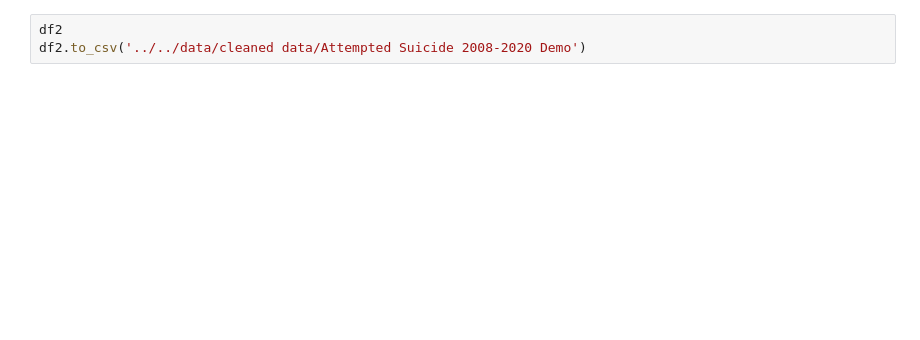
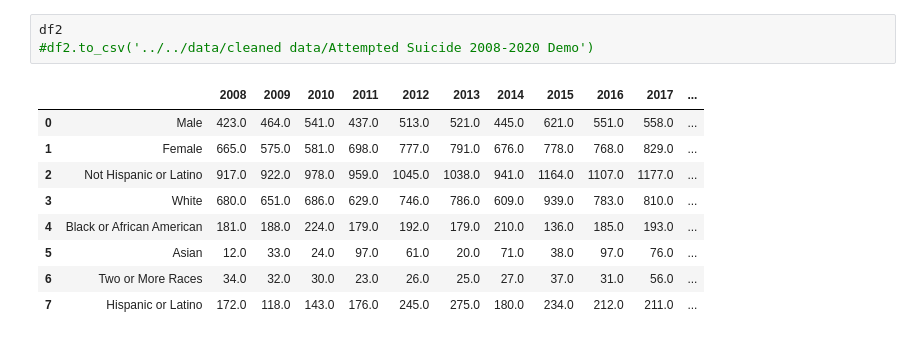
Before and after one commit to anly501/anly-501-project-elliotzli, a Jupyter notebook: codes/Data Cleaning/Attempted Suicide 2008-2020.ipynb, the cells around one changed output. Drawn from its saved outputs; the diff is of its cells as text; blank space fills up the shorter version.

```diff
--- a/codes/Data Cleaning/Attempted Suicide 2008-2020.ipynb
+++ b/codes/Data Cleaning/Attempted Suicide 2008-2020.ipynb
@@ -56,3 +109,13 @@ df1.to_csv('../../data/cleaned data/Attempted Suicide 2008-2020 Age')
 # %%
 df2
-df2.to_csv('../../data/cleaned data/Attempted Suicide 2008-2020 Demo')
+#df2.to_csv('../../data/cleaned data/Attempted Suicide 2008-2020 Demo')
+# %% [output]
+|  |  | 2008 | 2009 | 2010 | 2011 | 2012 | 2013 | 2014 | 2015 | 2016 | 2017 | ... |
+| 0 | Male | 423.0 | 464.0 | 541.0 | 437.0 | 513.0 | 521.0 | 445.0 | 621.0 | 551.0 | 558.0 | ... |
+| 1 | Female | 665.0 | 575.0 | 581.0 | 698.0 | 777.0 | 791.0 | 676.0 | 778.0 | 768.0 | 829.0 | ... |
+| 2 | Not Hispanic or Latino | 917.0 | 922.0 | 978.0 | 959.0 | 1045.0 | 1038.0 | 941.0 | 1164.0 | 1107.0 | 1177.0 | ... |
+| 3 | White | 680.0 | 651.0 | 686.0 | 629.0 | 746.0 | 786.0 | 609.0 | 939.0 | 783.0 | 810.0 | ... |
+| 4 | Black or African American | 181.0 | 188.0 | 224.0 | 179.0 | 192.0 | 179.0 | 210.0 | 136.0 | 185.0 | 193.0 | ... |
+| 5 | Asian | 12.0 | 33.0 | 24.0 | 97.0 | 61.0 | 20.0 | 71.0 | 38.0 | 97.0 | 76.0 | ... |
+| 6 | Two or More Races | 34.0 | 32.0 | 30.0 | 23.0 | 26.0 | 25.0 | 27.0 | 37.0 | 31.0 | 56.0 | ... |
+| 7 | Hispanic or Latino | 172.0 | 118.0 | 143.0 | 176.0 | 245.0 | 275.0 | 180.0 | 234.0 | 212.0 | 211.0 | ... |
```
Also changed, not shown: parts of 6 cells of this notebook, 7 other files.
